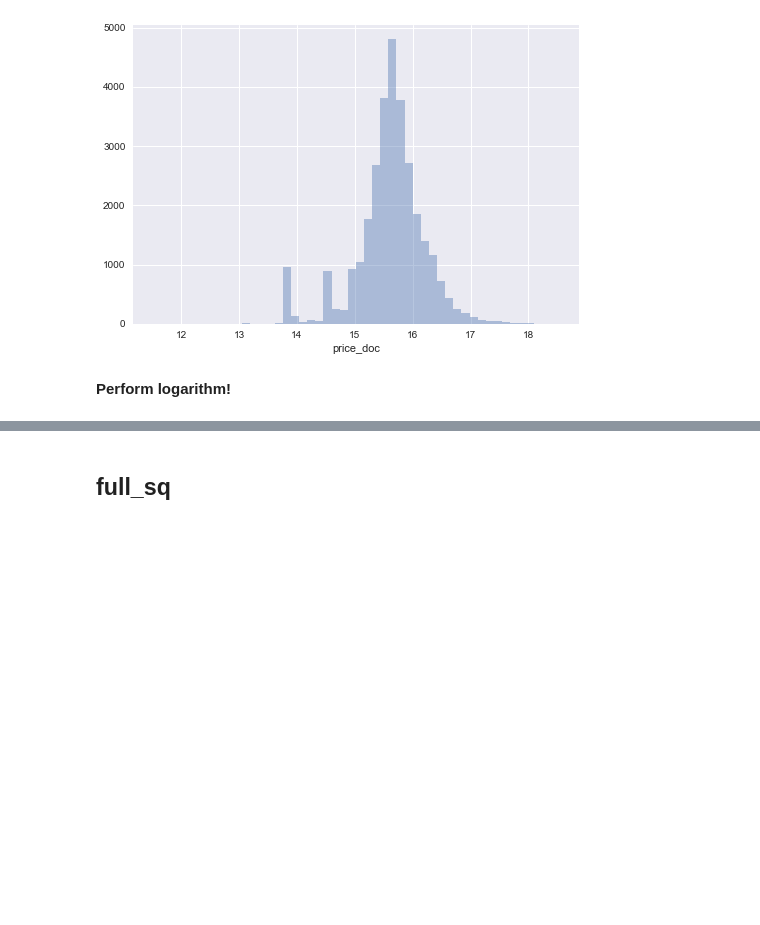
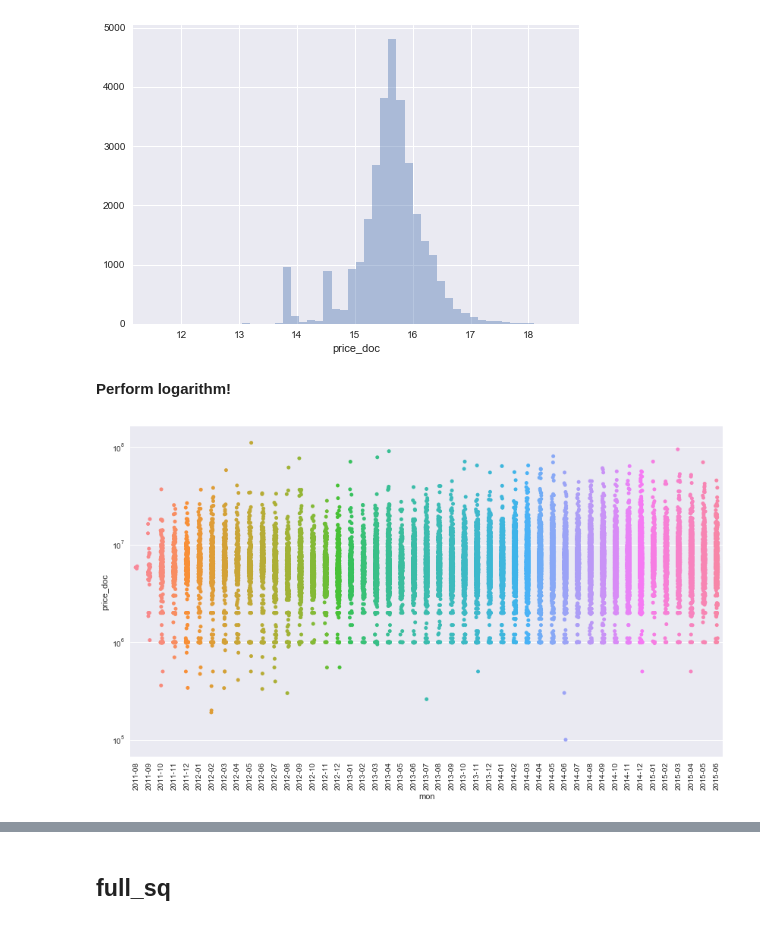
Before and after one commit to PJesus7/Kaggle, a Jupyter notebook: Sberbank_Housing_Market/Analyse_House.ipynb, the cells around one changed output, grey strips where cells are left out. Saved outputs shown, nothing was run; the diff lists cells and outputs as text; code cells hidden in the pictures; blank space fills up the shorter version.

```diff
--- a/Sberbank_Housing_Market/Analyse_House.ipynb
+++ b/Sberbank_Housing_Market/Analyse_House.ipynb
@@ -63,0 +73,7 @@ sns.distplot(np.log(train_df['price_doc']), kde=False)
+# %%
+f, ax = plt.subplots(figsize=(14, 8))
+ax.set(yscale="log")
+g = sns.stripplot(x = 'mon', y = 'price_doc', data = train_df, jitter = True, ax = ax);
+g.set_xticklabels(ax.get_xticklabels(),rotation=90);
+# %% [output]
+[figure, added]
```
Also changed, not shown: parts of 29 cells of this notebook, 3 other files.
